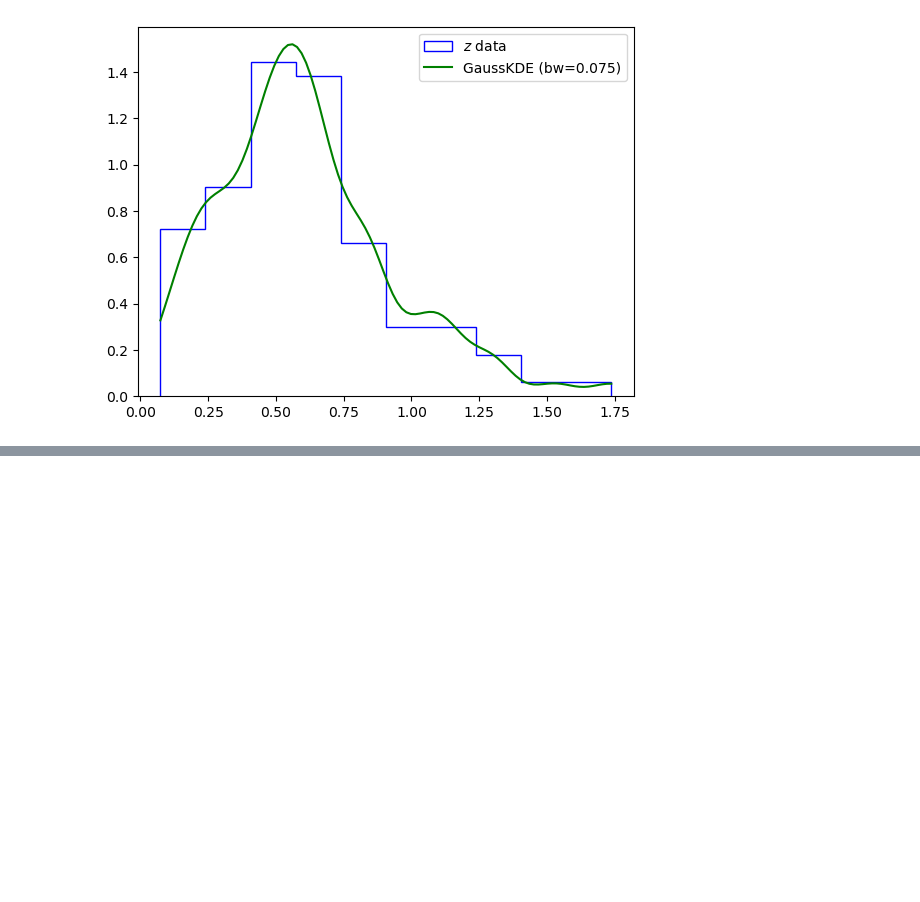
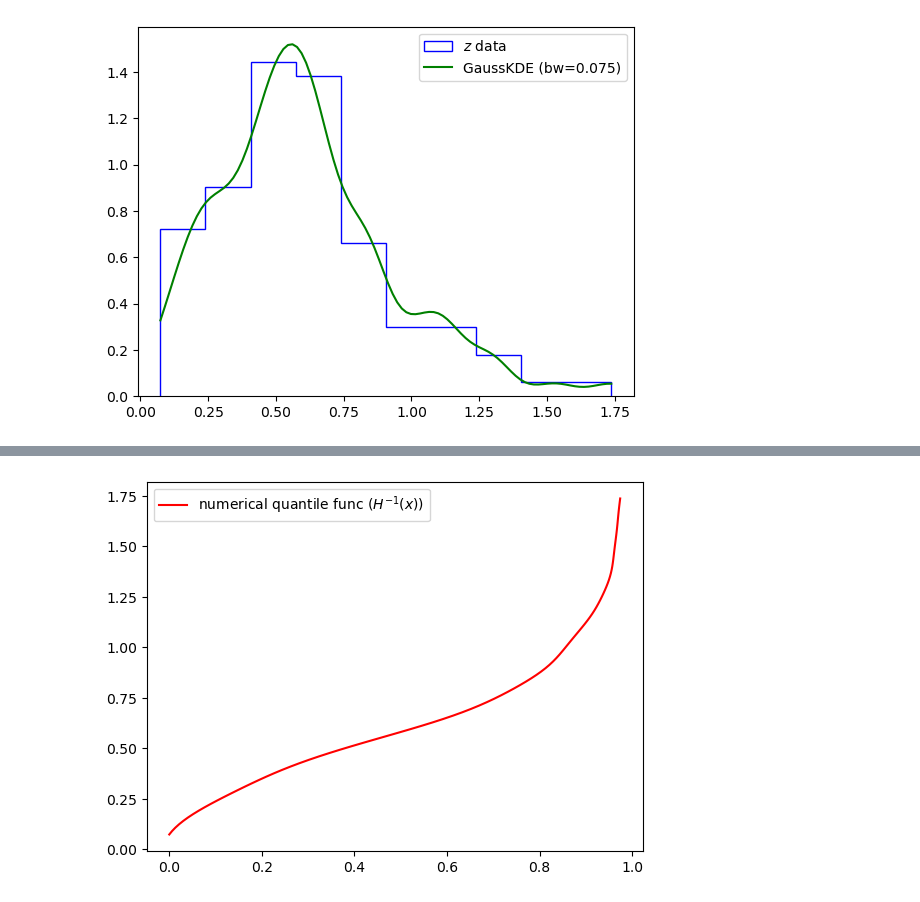
Before and after one commit to FedericoRivano/astrostatistics_bicocca_2026, a Jupyter notebook: working/Es18.ipynb, the cells around one changed output, grey strips where cells are left out. Cells and saved outputs as stored; diff of their text form; code cells hidden in the pictures; blank space fills up the shorter version.

```diff
--- a/working/Es18.ipynb
+++ b/working/Es18.ipynb
@@ -70,0 +81,6 @@ plt.show()
+# %%
+plt.plot(cdf, xx, c='red', label='numerical quantile func ($H^{-1}(x)$)')
+plt.legend()
+plt.show()
+# %% [output]
+[figure, added]
```
Also changed, not shown: parts of 16 cells of this notebook.
